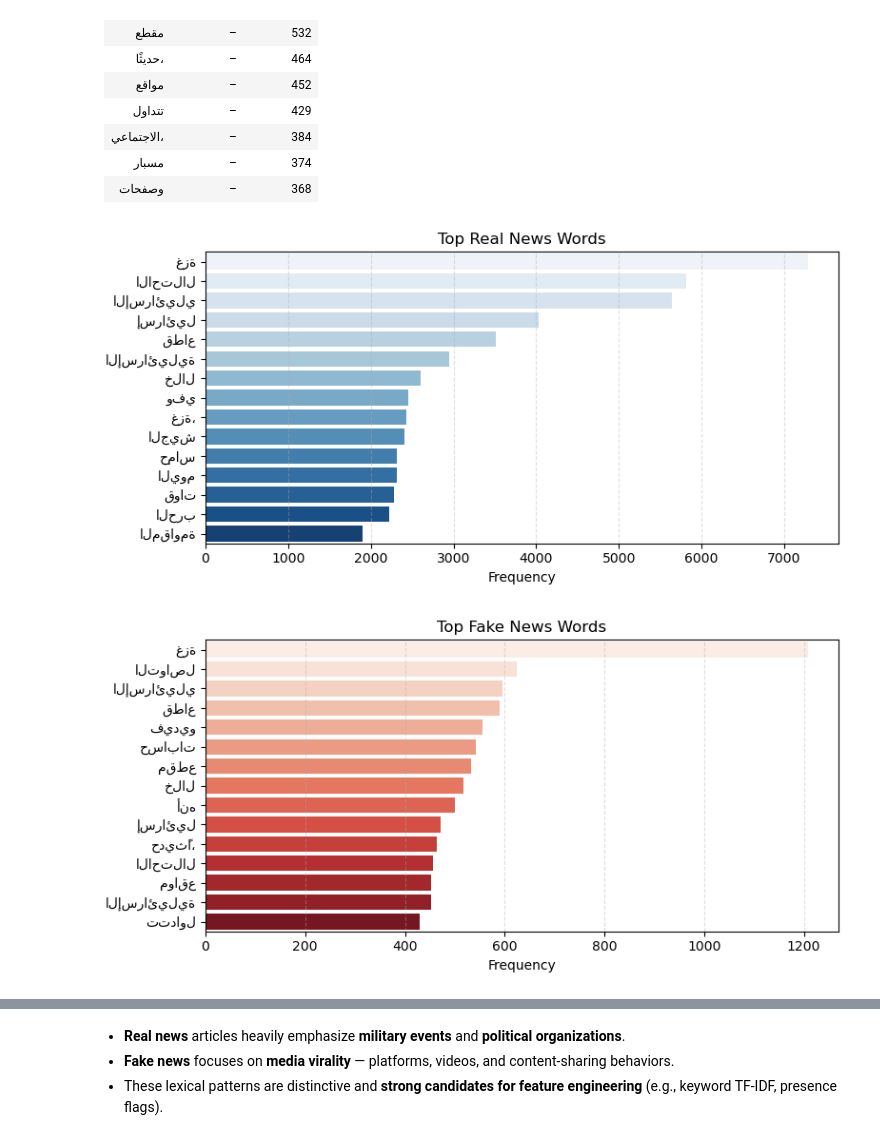
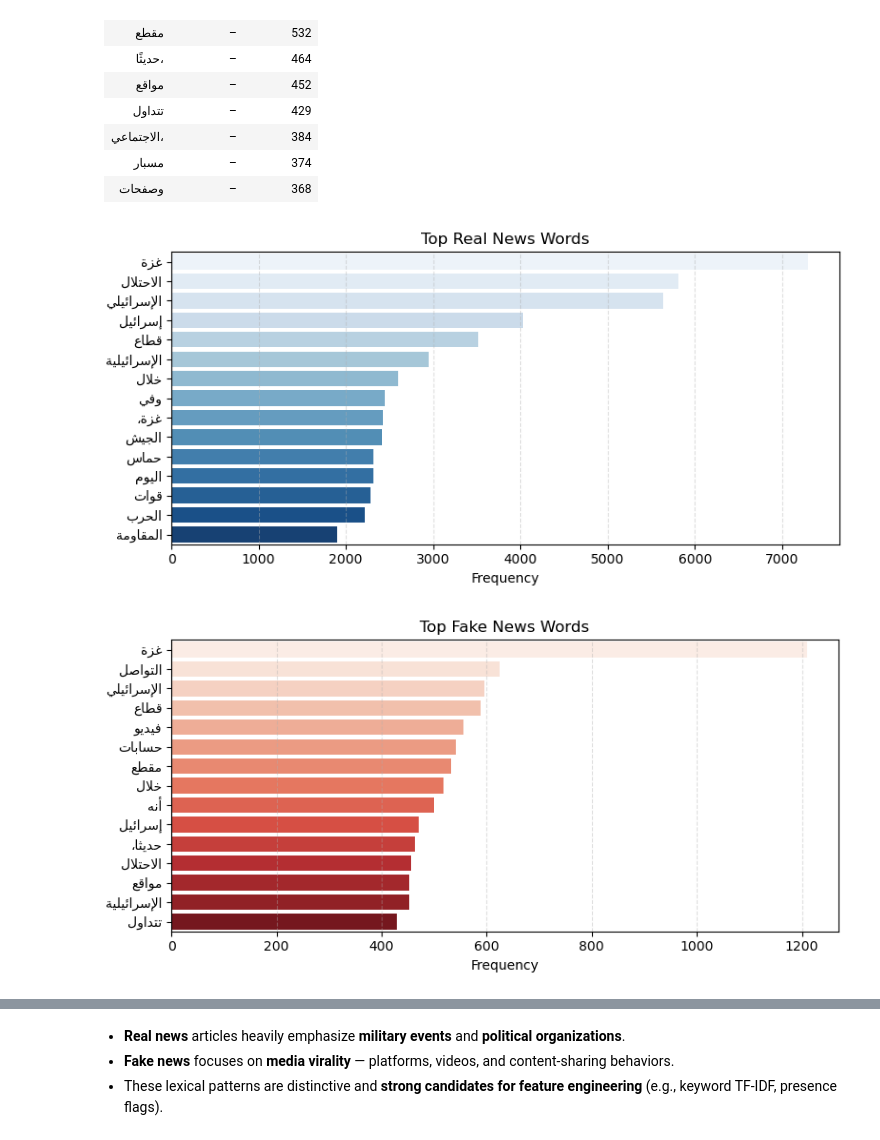
Before and after one commit to WalidAlsafadi/Haqiqa-Arabic-Fake-News-Detector, a Jupyter notebook: notebooks/EDA.ipynb, the cells around one changed output, grey strips where cells are left out. Drawn from its saved outputs; the diff is of its cells as text; code cells hidden in the pictures.

```diff
--- a/notebooks/EDA.ipynb
+++ b/notebooks/EDA.ipynb
@@ -162,3 +165,15 @@ We first drop content duplicates to remove reworded headlines with same text, th
+# %%
+import arabic_reshaper
+from bidi.algorithm import get_display
+
+def reshape_arabic(text):
+    if isinstance(text, str):
+        reshaped_text = arabic_reshaper.reshape(text)
+        return get_display(reshaped_text)
+    elif isinstance(text, list):
+        return [get_display(arabic_reshaper.reshape(t)) for t in text]
+    else:
+        return text
 # %% [markdown]
 ## 2. Label Distribution
 
@@ -519,22 +580,25 @@ Most common words in Real news:
 | مسبار         | –          | 374        |
 | وصفحات        | –          | 368        |
 # %%
-# Plot bar chart of top N words
 def plot_top_words(word_freq, title, color):
     words, counts = zip(*word_freq[:15])
+
+    reshaped_words = reshape_arabic(list(words))
+
     plt.figure(figsize=(8, 4))
-    sns.barplot(x=list(counts), y=list(words), palette=color)
+    sns.barplot(x=list(counts), y=reshaped_words, palette=color)
     plt.title(title)
     plt.xlabel("Frequency")
     plt.grid(axis='x', linestyle='--', alpha=0.4)
     plt.tight_layout()
     plt.show()
 
+# Plot the reshaped Arabic word frequencies
 plot_top_words(real_common_words, "Top Real News Words", "Blues")
 plot_top_words(fake_common_words, "Top Fake News Words", "Reds")
 # %% [output]
-[figure, old version]
+[figure, new version]
-[figure, old version]
+[figure, new version]
 # %%
 # generate word cloud
 plt.figure(figsize=(14, 6))
```
Also changed, not shown: parts of 15 cells of this notebook.
